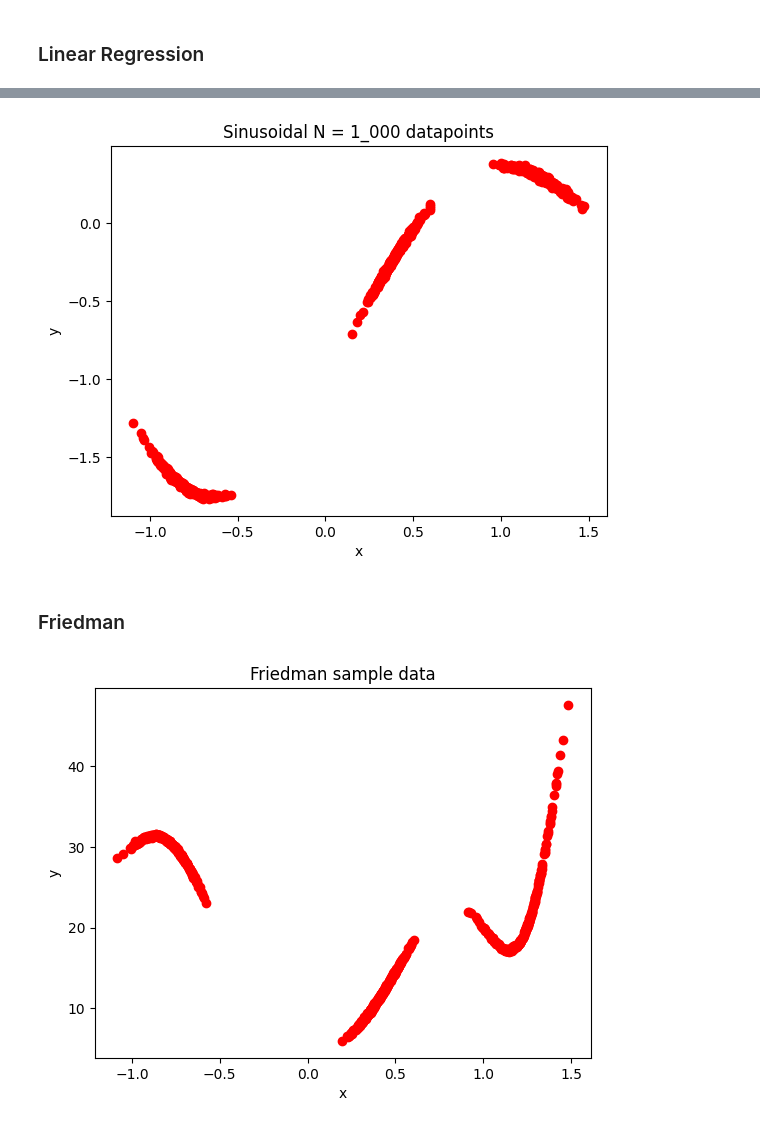
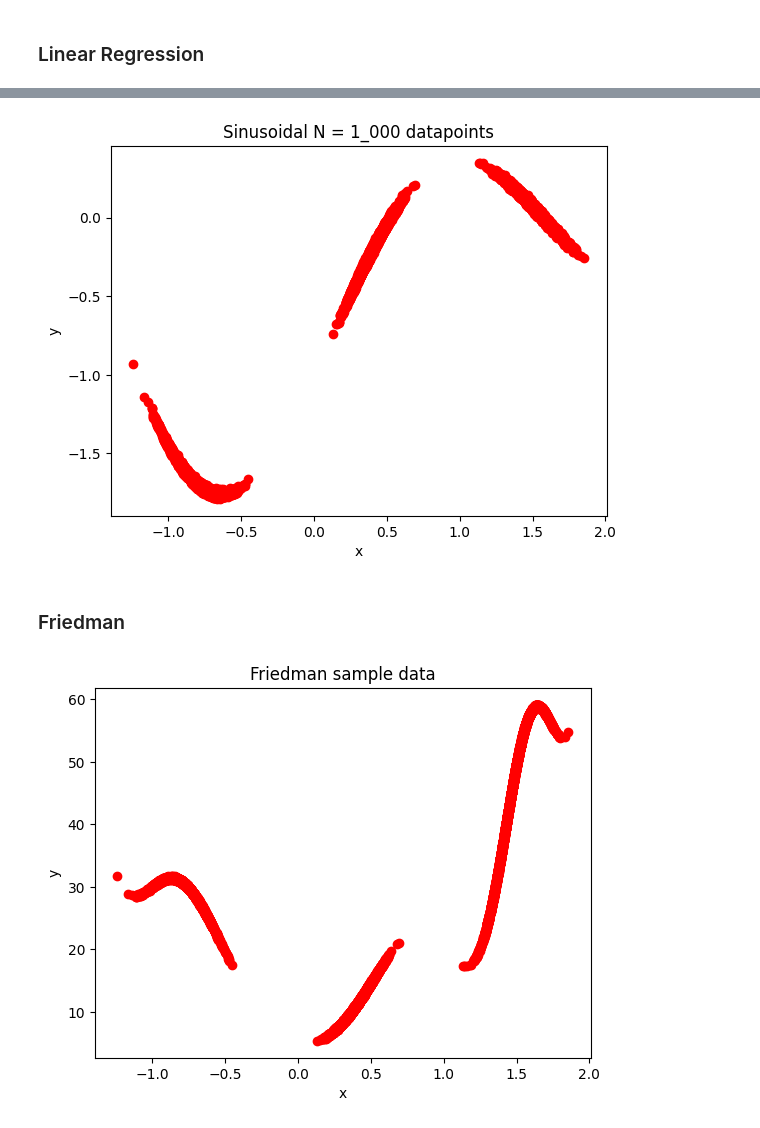
Before and after one commit to shanethomaswilliams/gp_vs_sngp, a Jupyter notebook: dataset.ipynb, the cells around one changed output, grey strips where cells are left out. Drawn from its saved outputs; the diff is of its cells as text; code cells hidden in the pictures.

```diff
--- a/dataset.ipynb
+++ b/dataset.ipynb
@@ -172,11 +150,13 @@ write_history_to_csv("regression_sparse_N="+str(N), X, y)
 # %%
-N = 1000
+N = 25_000
 noise = 0.01
 split = [0.3, 0.4, 0.3]
-X1 = (np.random.normal(loc=-0.8, scale=0.1, size=int(N*split[0])))
-X2 = (np.random.normal(loc=0.4, scale=0.07, size=int(N*split[1])))
-X3 = (np.random.normal(loc=1.2, scale=0.1, size=int(N*split[2])))
+rng = np.random.default_rng(seed=42)
+X1 = (rng.normal(loc=-0.8, scale=0.1, size=int(N*split[0])))
+X2 = (rng.normal(loc=0.4, scale=0.07, size=int(N*split[1])))
+X3 = (rng.normal(loc=1.5, scale=0.1, size=int(N*split[2])))
 X = np.concatenate((X1, X2, X3))
+rng.shuffle(X)
 #print(X)
 y = np.sin(2 * X) - np.cos(X)
 y = y + (noise * np.random.normal(size = N))
@@ -186,24 +166,26 @@ plt.ylabel("y")
 plt.title("Sinusoidal N = 1_000 datapoints")
 write_history_to_csv("sinusoidal_sparse_N="+str(N), X, y)
 # %% [output]
-[figure, old version]
+[figure, new version]
 # %% [markdown]
 ### Friedman
 # %%
-N = 1000
+N = 25_000
 noise = 0.1
 split = [0.3, 0.4, 0.3]
-X1 = (np.random.normal(loc=-0.8, scale=0.1, size=int(N*split[0])))
-X2 = (np.random.normal(loc=0.4, scale=0.07, size=int(N*split[1])))
-X3 = (np.random.normal(loc=1.2, scale=0.1, size=int(N*split[2])))
+rng = np.random.default_rng(seed=42)
+X1 = (rng.normal(loc=-0.8, scale=0.1, size=int(N*split[0])))
+X2 = (rng.normal(loc=0.4, scale=0.07, size=int(N*split[1])))
+X3 = (rng.normal(loc=1.5, scale=0.1, size=int(N*split[2])))
 X = np.concatenate((X1, X2, X3))
+rng.shuffle(X)
 #print(X)
 y = 10 * np.sin(np.pi * (X ** 2)) + (20 * ((X - 0.5) ** 2)) + (15 * X)
-y = y + (noise * np.random.normal(size = N))
+y = y + (noise * rng.normal(size = N))
 plt.plot(X, y, 'ro')
 plt.xlabel("x")
 plt.ylabel("y")
 plt.title("Friedman sample data")
 write_history_to_csv("friedman_sparse_N="+str(N), X, y)
 # %% [output]
-[figure, old version]
+[figure, new version]
```
Also changed, not shown: parts of 7 cells of this notebook.
